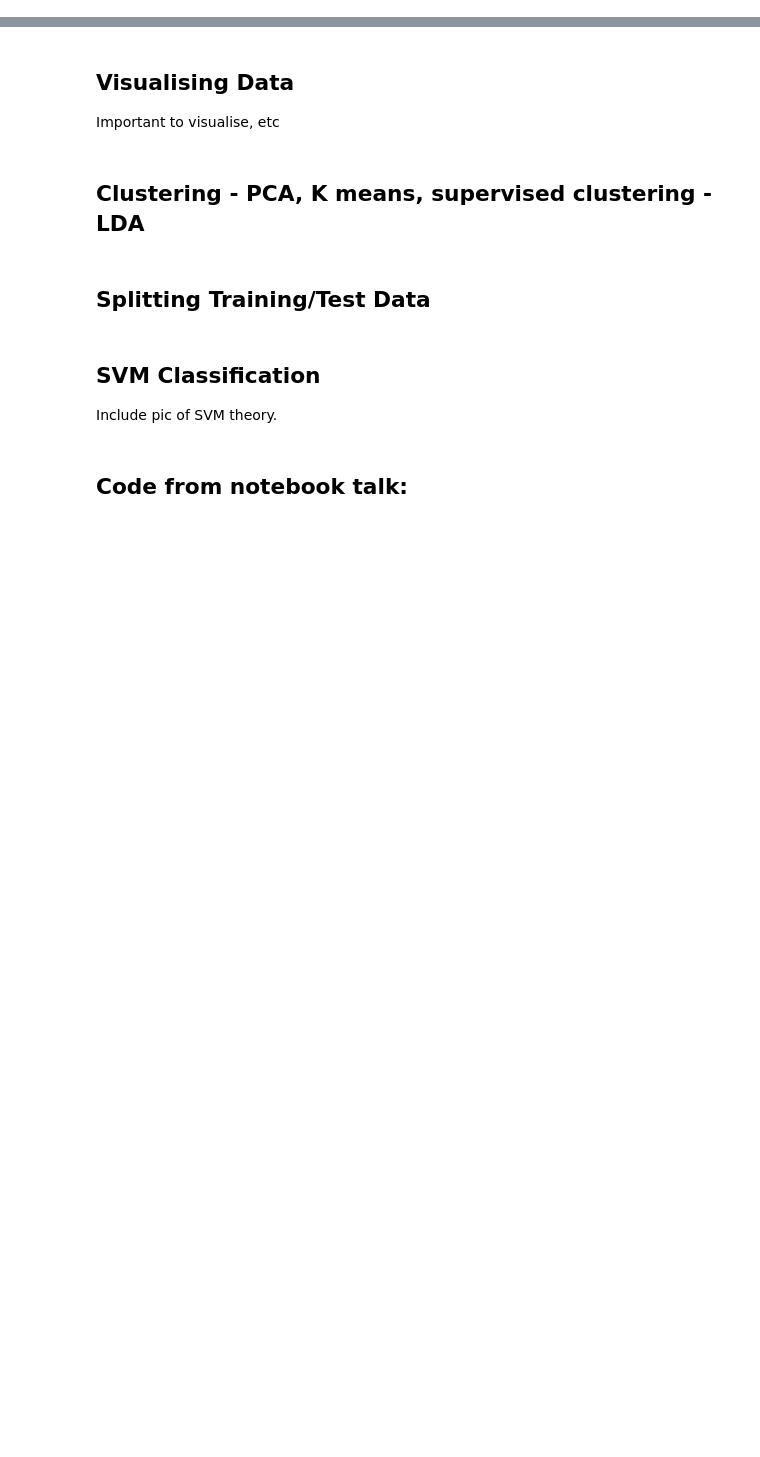
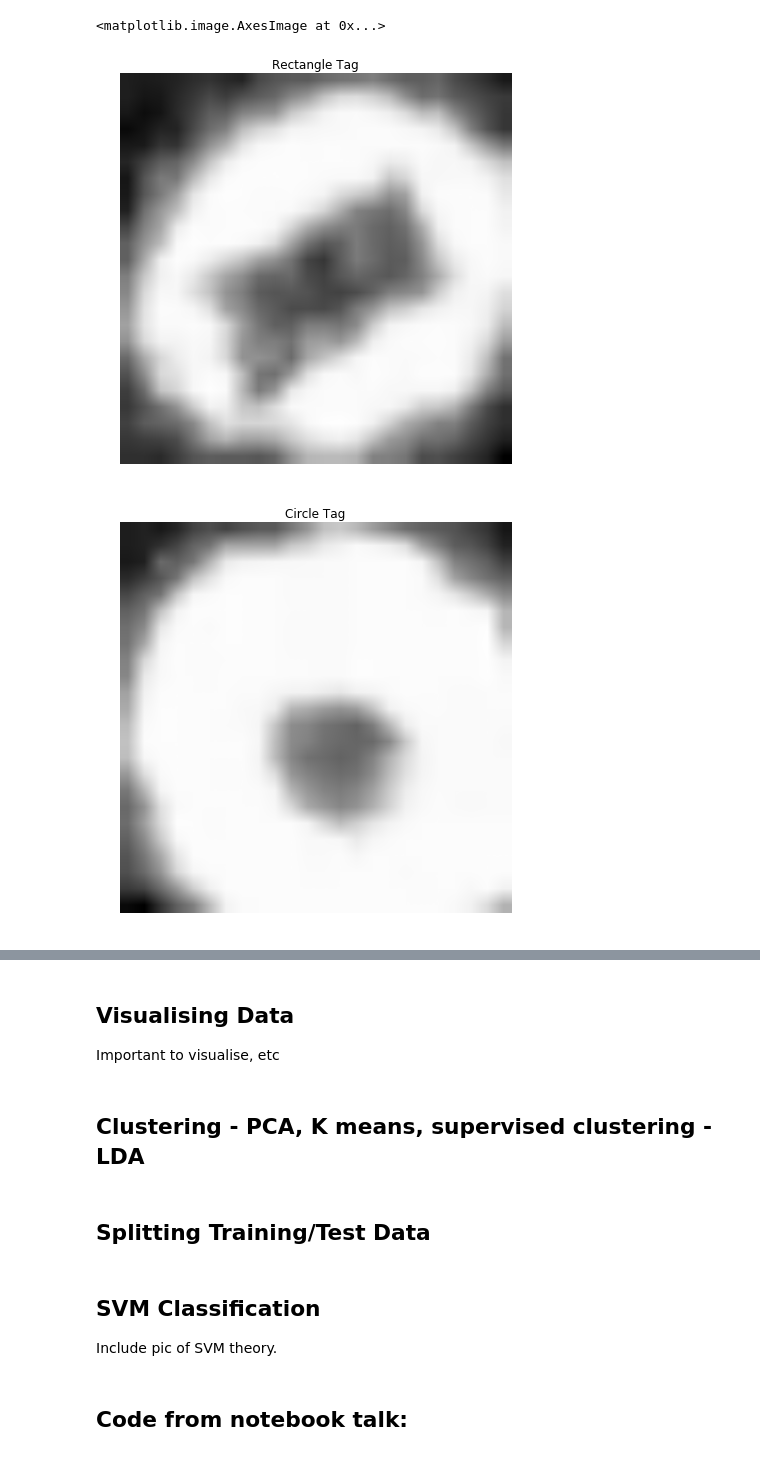
Before and after one commit to alistairwalsh/MLD, a Jupyter notebook: ml_materials.ipynb, the cells around one changed output, grey strips where cells are left out. Drawn from its saved outputs; the diff is of its cells as text; code cells hidden in the pictures; blank space fills up the shorter version.

```diff
--- a/ml_materials.ipynb
+++ b/ml_materials.ipynb
@@ -51,0 +70,23 @@ We're going to be reading in these images as grayscale...
+# %%
+rect_image =    cv2.imread('data/I/27.png', cv2.IMREAD_GRAYSCALE)
+circle_image =  cv2.imread('data/O/11527.png', cv2.IMREAD_GRAYSCALE)
+queen_image =   cv2.imread('data/Q/18027.png', cv2.IMREAD_GRAYSCALE)
+
+plt.figure(figsize = (10, 7))
+plt.title('Rectangle Tag')
+plt.axis('off')
+plt.imshow(rect_image,  cmap = cm.Greys_r)
+
+plt.figure(figsize = (10, 7))
+plt.title('Circle Tag')
+plt.axis('off')
+plt.imshow(circle_image,  cmap = cm.Greys_r)
+
+plt.figure(figsize = (10, 7))
+plt.title('Queen Tag')
+plt.axis('off')
+plt.imshow(queen_image,  cmap = cm.Greys_r)
+# %% [output]
+<matplotlib.image.AxesImage at 0x...>
+[figure, added]
+[figure, added]
```
Also changed, not shown: parts of 32 cells of this notebook, 2 other files.
